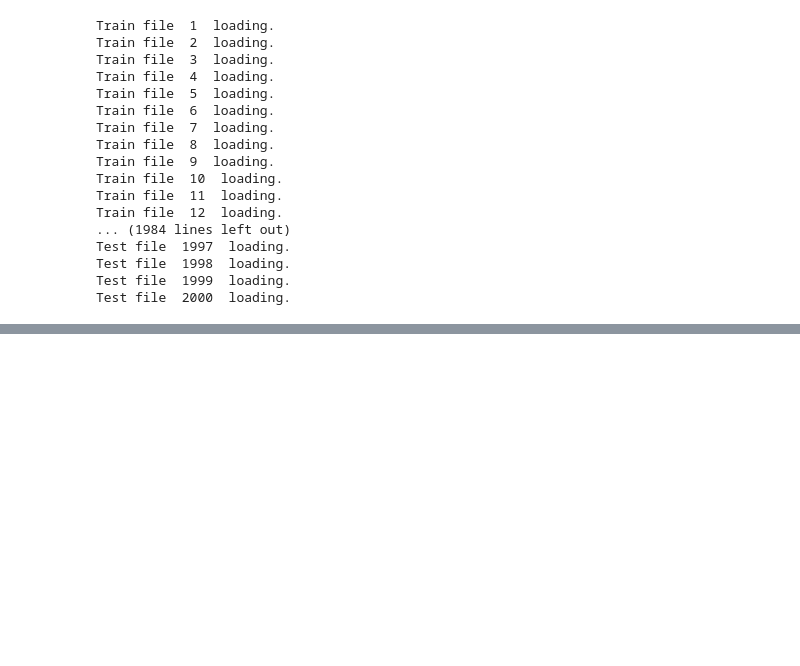
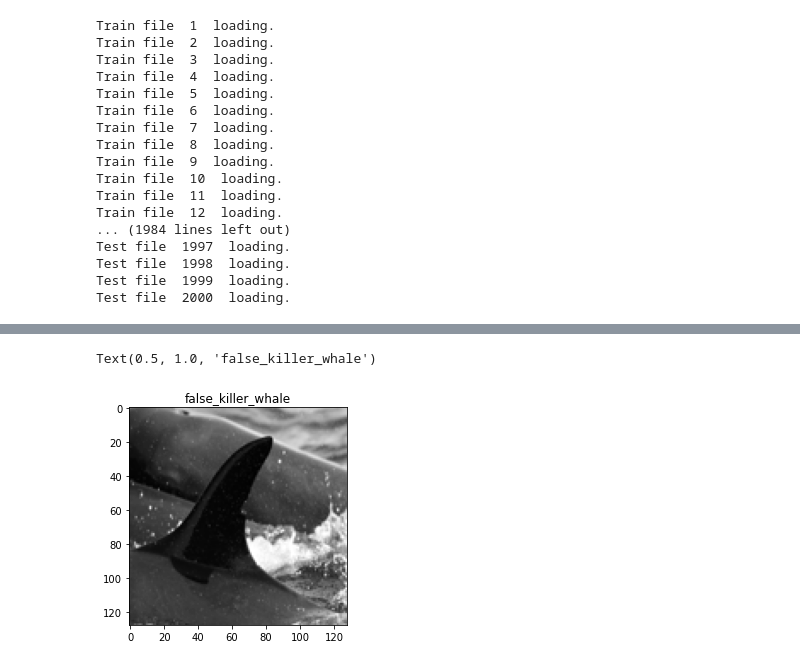
Before and after one commit to mead-d/CS455_Project, a Jupyter notebook: Keck_Mead_Project.ipynb, the cells around one changed output, grey strips where cells are left out. Saved outputs shown, nothing was run; the diff lists cells and outputs as text; code cells hidden in the pictures; blank space fills up the shorter version.

```diff
--- a/Keck_Mead_Project.ipynb
+++ b/Keck_Mead_Project.ipynb
@@ -142,0 +220,6 @@ Text(0.5, 1.0, 'melon_headed_whale')
+# %%
+plt.imshow(X_train_128[591].reshape(128, 128), cmap= 'gray')
+plt.title(species_train_128[591])
+# %% [output]
+Text(0.5, 1.0, 'false_killer_whale')
+[figure, added]
```
Also changed, not shown: parts of 42 cells of this notebook.
